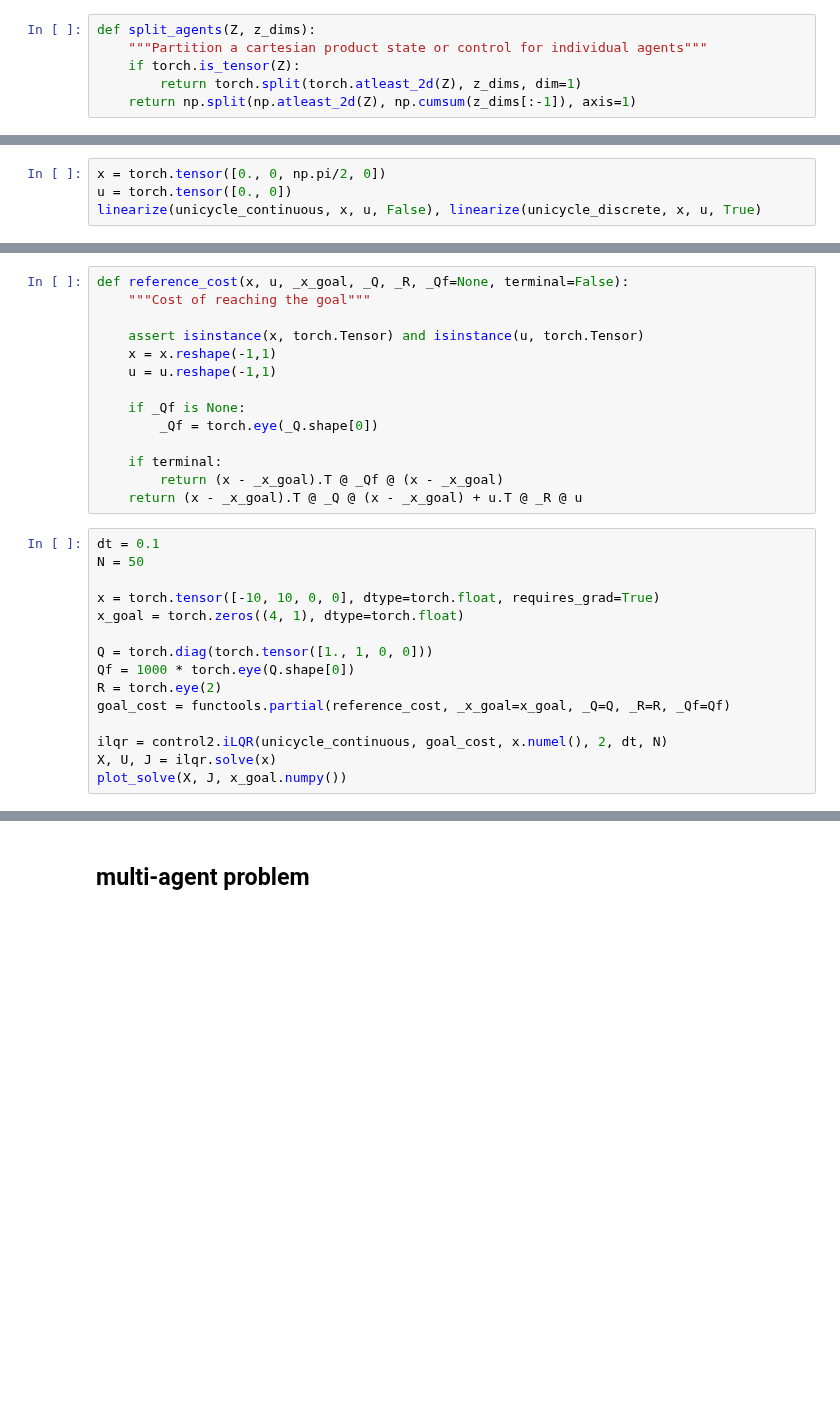
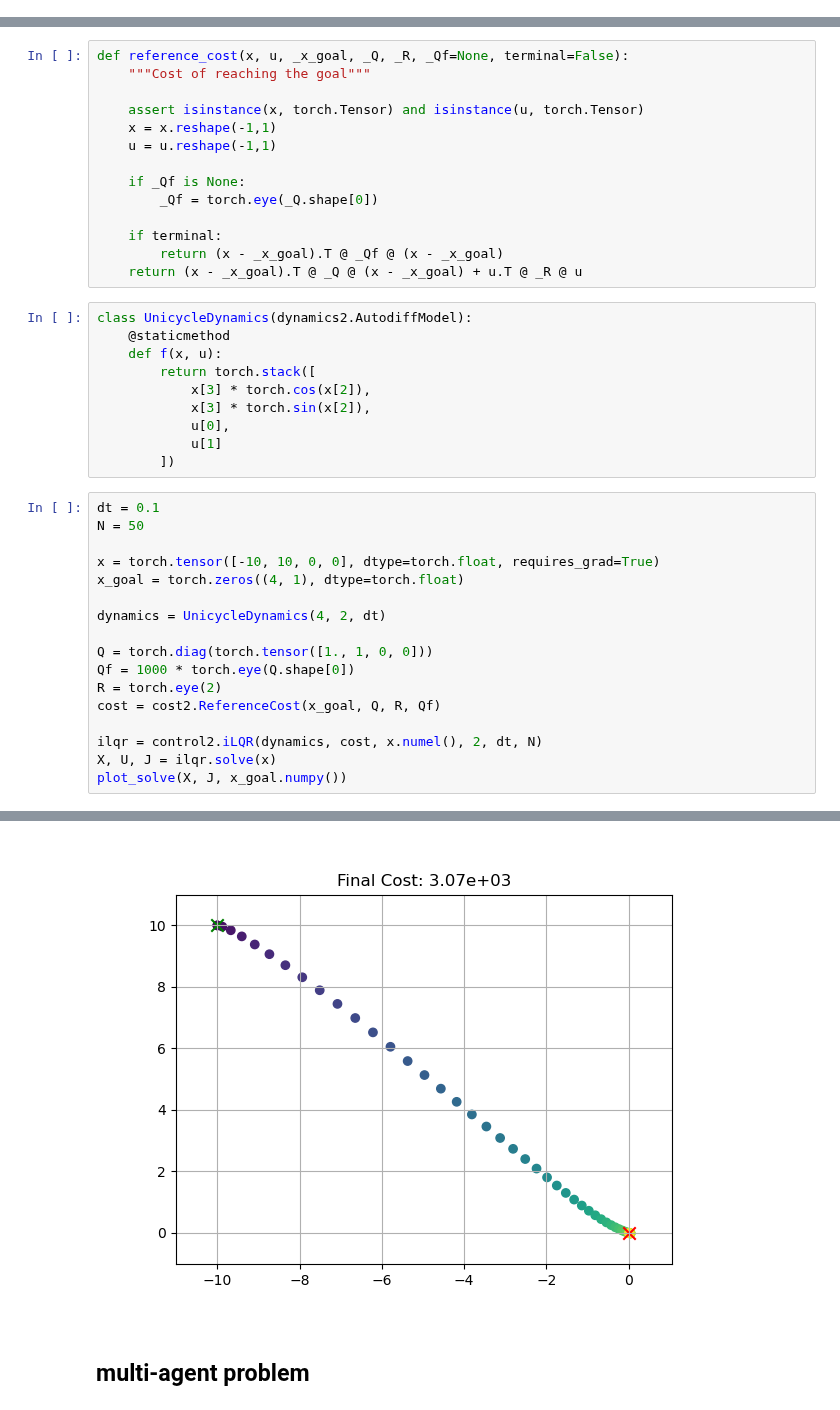
Before and after one commit to labicon/dp-ilqr, a Jupyter notebook: notebooks/main2.ipynb, the cells around one changed output, grey strips where cells are left out. Drawn from its saved outputs; the diff is of its cells as text; blank space fills up the shorter version.

Commit message:
Fleshed out revamped cost and dynamics classes

```diff
--- a/notebooks/main2.ipynb
+++ b/notebooks/main2.ipynb
@@ -32,12 +31,6 @@ import pocketknives
 # %%
 %matplotlib widget
 plt.rcParams['axes.grid'] = True
-# %%
-def split_agents(Z, z_dims):
-    """Partition a cartesian product state or control for individual agents"""
-    if torch.is_tensor(Z):
-        return torch.split(torch.atleast_2d(Z), z_dims, dim=1)
-    return np.split(np.atleast_2d(Z), np.cumsum(z_dims[:-1]), axis=1)
 # %%
 def pos_mask(x_dims):
     """Return a mask that's true wherever there's an x or y position"""
@@ -152,4 +61,0 @@ unicycle_continuous2(x, u)
-# %%
-x = torch.tensor([0., 0, np.pi/2, 0])
-u = torch.tensor([0., 0])
-linearize(unicycle_continuous, x, u, False), linearize(unicycle_discrete, x, u, True)
@@ -184,32 +73,45 @@ def reference_cost(x, u, _x_goal, _Q, _R, _Qf=None, terminal=False):
     if terminal:
         return (x - _x_goal).T @ _Qf @ (x - _x_goal)
     return (x - _x_goal).T @ _Q @ (x - _x_goal) + u.T @ _R @ u
+# %%
+class UnicycleDynamics(dynamics2.AutodiffModel):
+    @staticmethod
+    def f(x, u):
+        return torch.stack([
+            x[3] * torch.cos(x[2]),
+            x[3] * torch.sin(x[2]),
+            u[0],
+            u[1]
+        ])
 # %%
 dt = 0.1
 N = 50
 
 x = torch.tensor([-10, 10, 0, 0], dtype=torch.float, requires_grad=True)
 x_goal = torch.zeros((4, 1), dtype=torch.float)
 
+dynamics = UnicycleDynamics(4, 2, dt)
+
 Q = torch.diag(torch.tensor([1., 1, 0, 0]))
 Qf = 1000 * torch.eye(Q.shape[0])
 R = torch.eye(2)
-goal_cost = functools.partial(reference_cost, _x_goal=x_goal, _Q=Q, _R=R, _Qf=Qf)
+cost = cost2.ReferenceCost(x_goal, Q, R, Qf)
 
-ilqr = control2.iLQR(unicycle_continuous, goal_cost, x.numel(), 2, dt, N)
+ilqr = control2.iLQR(dynamics, cost, x.numel(), 2, dt, N)
 X, U, J = ilqr.solve(x)
 plot_solve(X, J, x_goal.numpy())
 # %% [output]
 0/50    J: 210000
 1/50    J: 106521       μ: 0.5  Δ: 0.5
 2/50    J: 7777.31      μ: 0.125        Δ: 0.25
 3/50    J: 4623.32      μ: 0.015625     Δ: 0.125
 4/50    J: 3518.16      μ: 0.000976562  Δ: 0.0625
 5/50    J: 3249.35      μ: 3.05176e-05  Δ: 0.03125
 6/50    J: 3187.49      μ: 0    Δ: 0.015625
 7/50    J: 3124.95      μ: 0    Δ: 0.0078125
 8/50    J: 3094.62      μ: 0    Δ: 0.00390625
 9/50    J: 3081.12      μ: 0    Δ: 0.00195312
 10/50   J: 3074.96      μ: 0    Δ: 0.000976562
+[figure, added]
 # %% [markdown]
 ## multi-agent problem
```
Also changed, not shown: parts of 13 cells of this notebook, 5 other files.
